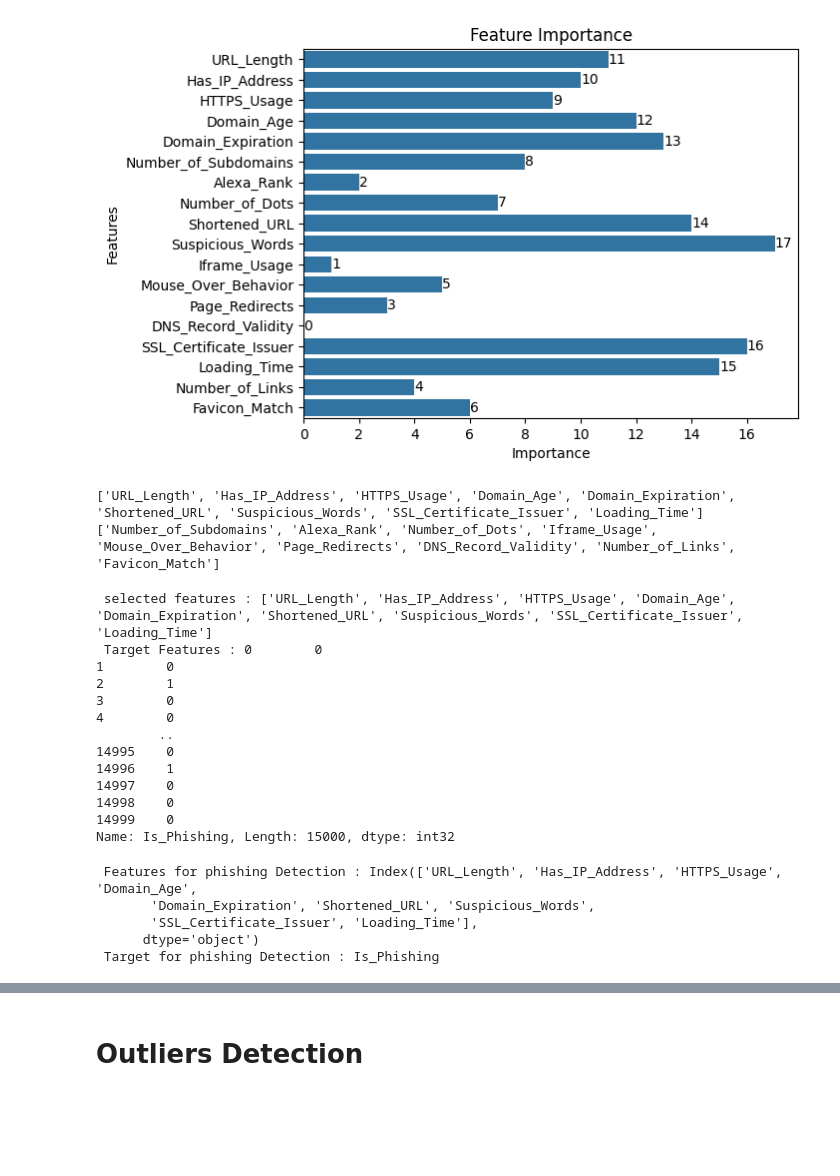
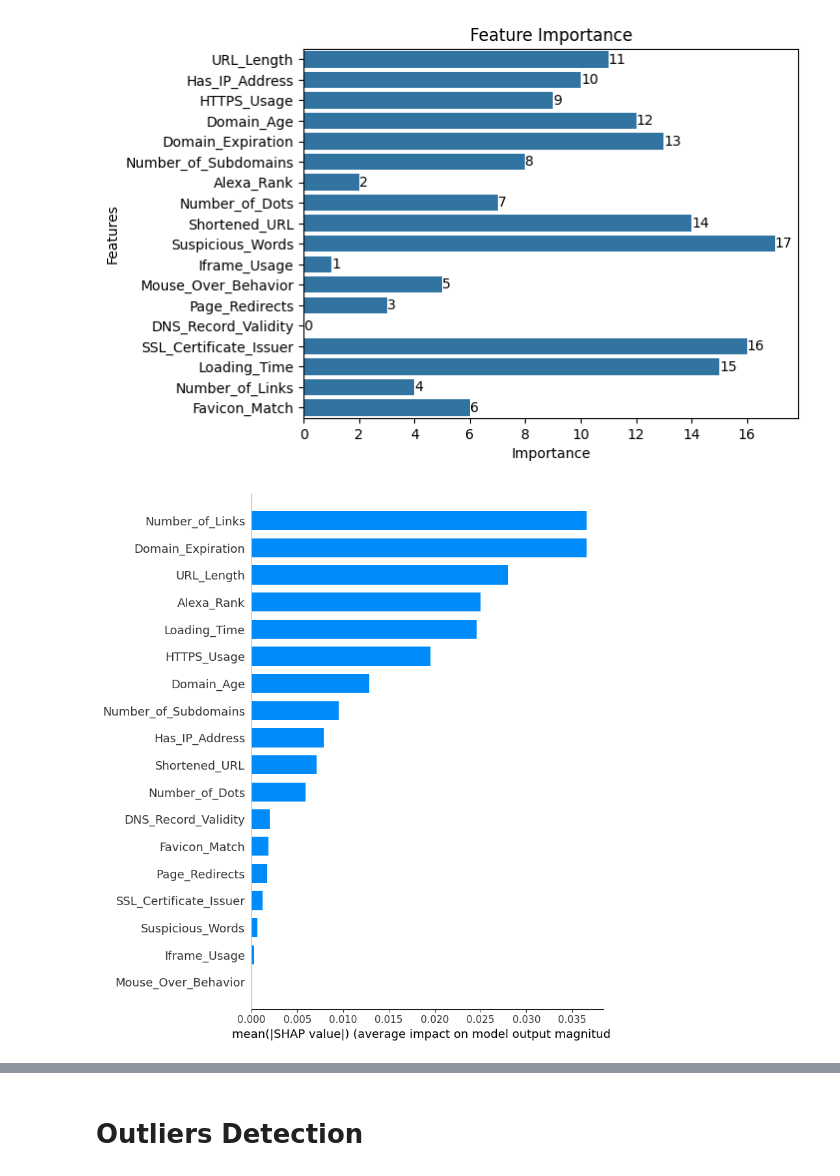
Before and after one commit to Shivansh-datascience/Phising_detection_system, a Jupyter notebook: Phising_detection.ipynb, the cells around one changed output, grey strips where cells are left out. Saved outputs shown, nothing was run; the diff lists cells and outputs as text; code cells hidden in the pictures; blank space fills up the shorter version.

```diff
--- a/Phising_detection.ipynb
+++ b/Phising_detection.ipynb
@@ -1204,48 +1206,12 @@ for bars in plt.gca().containers:
   plt.bar_label(bars)
 # %% [output]
 [figure]
-# %%
-#creating an empty list of features
-selected_features = []
-not_selected_features = []
-for columns in range(len(feature_importance_df['Feature_selection_result'])):
-  if feature_importance_df['Feature_selection_result'][columns] == 'Selected':
-    selected_features.append(feature_importance_df['features'][columns])
-  else:
-    not_selected_features.append(feature_importance_df['features'][columns])
-
-print(selected_features)
-print(not_selected_features)
-# %% [output]
-['URL_Length', 'Has_IP_Address', 'HTTPS_Usage', 'Domain_Age', 'Domain_Expiration', 'Shortened_URL', 'Suspicious_Words', 'SSL_Certificate_Issuer', 'Loading_Time']
-['Number_of_Subdomains', 'Alexa_Rank', 'Number_of_Dots', 'Iframe_Usage', 'Mouse_Over_Behavior', 'Page_Redirects', 'DNS_Record_Validity', 'Number_of_Links', 'Favicon_Match']
-# %%
-#considering the features from above model
-print(f" selected features : {selected_features}")
-selected_target = sample_target.copy()
-print(f" Target Features : {selected_target}")
-
-features = phishing_data[selected_features]
-# %% [output]
- selected features : ['URL_Length', 'Has_IP_Address', 'HTTPS_Usage', 'Domain_Age', 'Domain_Expiration', 'Shortened_URL', 'Suspicious_Words', 'SSL_Certificate_Issuer', 'Loading_Time']
- Target Features : 0        0
-1        0
-2        1
-3        0
-4        0
-        ..
-14995    0
-14996    1
-14997    0
-14998    0
-14999    0
-Name: Is_Phishing, Length: 15000, dtype: int32
-# %%
-print(f" Features for phishing Detection : {features.columns}")
-print(f" Target for phishing Detection : {selected_target.name}")
-# %% [output]
- Features for phishing Detection : Index(['URL_Length', 'Has_IP_Address', 'HTTPS_Usage', 'Domain_Age',
-       'Domain_Expiration', 'Shortened_URL', 'Suspicious_Words',
-       'SSL_Certificate_Issuer', 'Loading_Time'],
-      dtype='object')
- Target for phishing Detection : Is_Phishing
+# %%
+import shap
+
+explainer = shap.TreeExplainer(Gradient_boosting)
+shap_values = explainer.shap_values(sample_features)
+
+shap.summary_plot(shap_values,sample_features,plot_type="bar")
+# %% [output]
+[figure, added]
```
Also changed, not shown: parts of 39 cells of this notebook.
